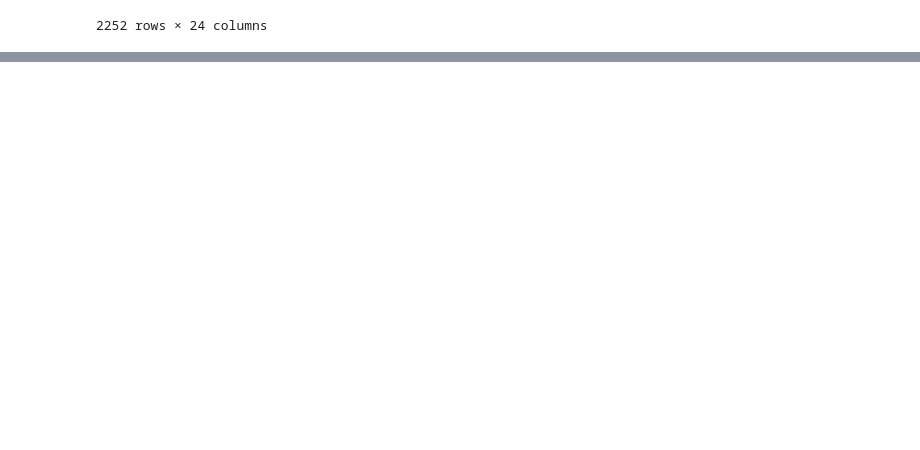
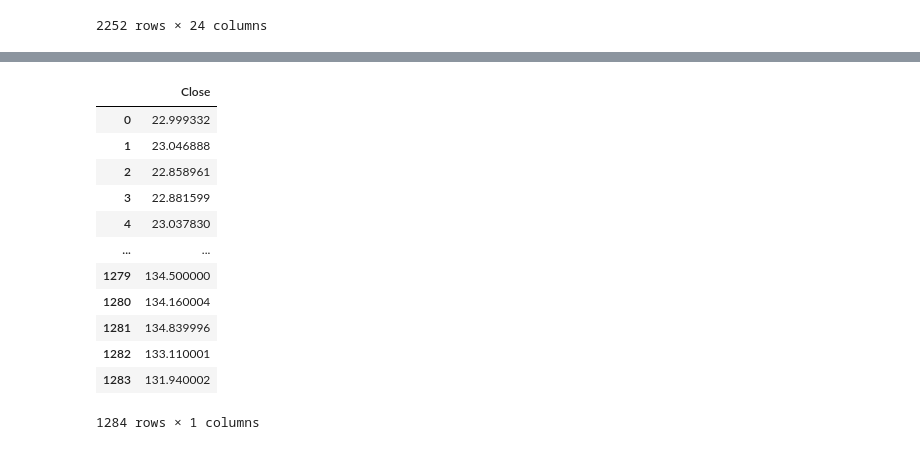
Before and after one commit to ebimor/stock-trading-ml, a Jupyter notebook: ScrapeStockData.ipynb, the cells around one changed output, grey strips where cells are left out. Cells and saved outputs as stored; diff of their text form; code cells hidden in the pictures; blank space fills up the shorter version.

```diff
--- a/ScrapeStockData.ipynb
+++ b/ScrapeStockData.ipynb
@@ -276,0 +294,18 @@ See the caveats in the documentation: https://pandas.pydata.org/pandas-docs/stab
+# %%
+data_FT = dataset_TI_df[['Close']]
+data_FT.reset_index(drop=True, inplace=True)
+data_FT
+# %% [output]
+|  | Close |
+| 0 | 22.999332 |
+| 1 | 23.046888 |
+| 2 | 22.858961 |
+| 3 | 22.881599 |
+| 4 | 23.037830 |
+| ... | ... |
+| 1279 | 134.500000 |
+| 1280 | 134.160004 |
+| 1281 | 134.839996 |
+| 1282 | 133.110001 |
+| 1283 | 131.940002 |
+1284 rows × 1 columns
```
Also changed, not shown: parts of 16 cells of this notebook.
